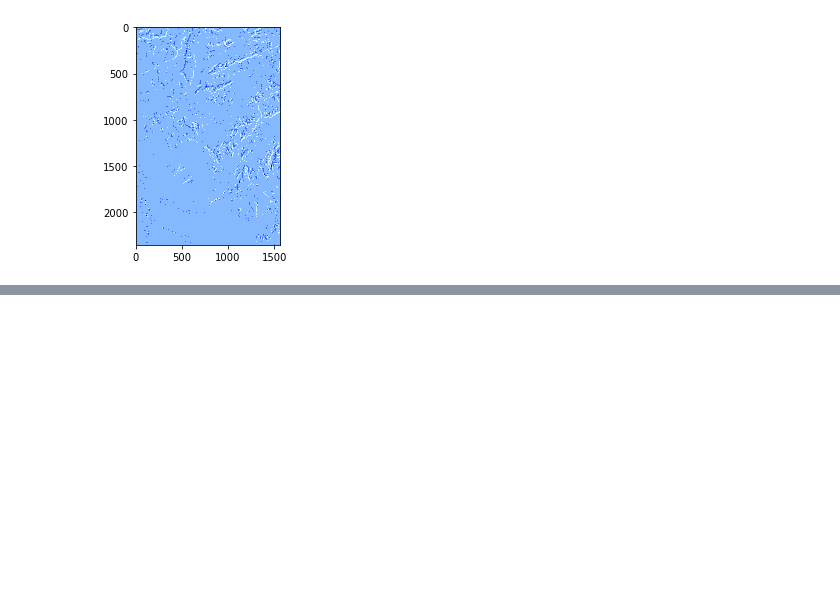
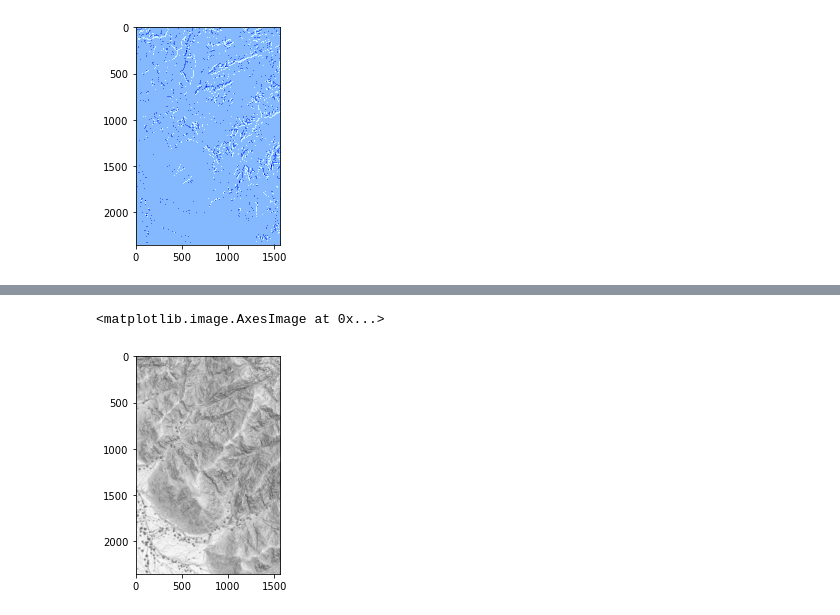
Before and after one commit to ccarbajal16/python_rvt_test, a Jupyter notebook: Modulo_RVT_vis_test.ipynb, the cells around one changed output, grey strips where cells are left out. Cells and saved outputs as stored; diff of their text form; code cells hidden in the pictures; blank space fills up the shorter version.

```diff
--- a/Modulo_RVT_vis_test.ipynb
+++ b/Modulo_RVT_vis_test.ipynb
@@ -153,0 +189,6 @@ rvt.default.save_raster(src_raster_path=dem_path, out_raster_path=msrm_path,
+# %%
+# Visualizando el asvf
+plt.imshow(asvf_arr, cmap='gray')
+# %% [output]
+<matplotlib.image.AxesImage at 0x...>
+[figure, added]
```
Also changed, not shown: parts of 14 cells of this notebook.
